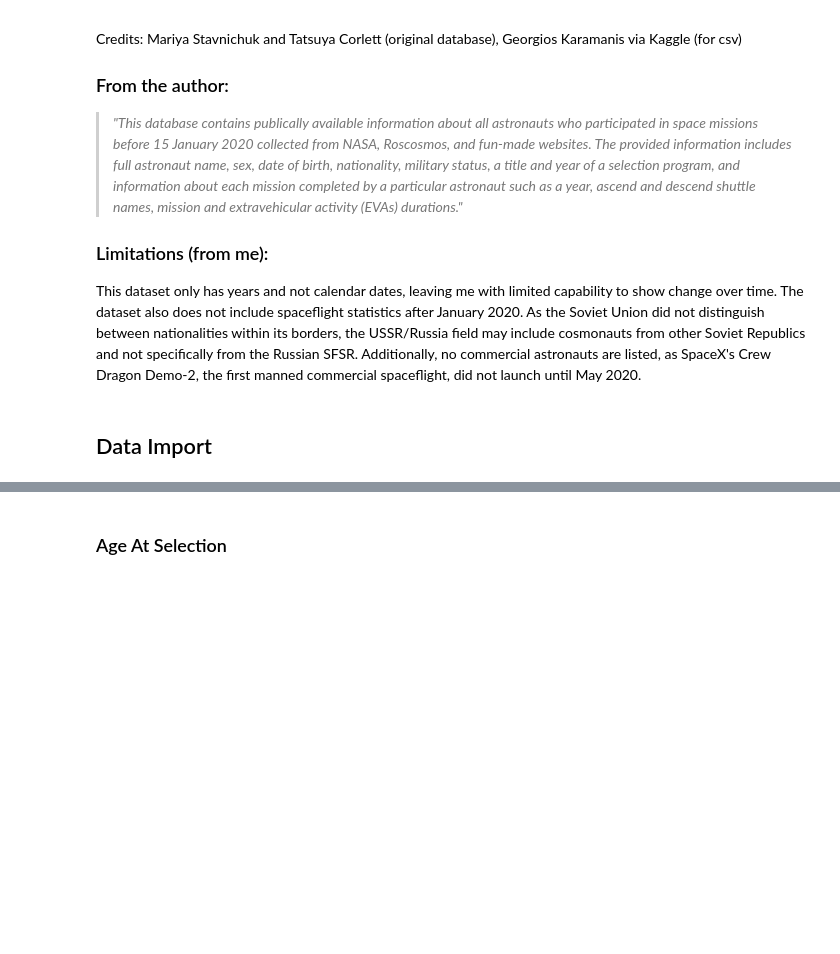
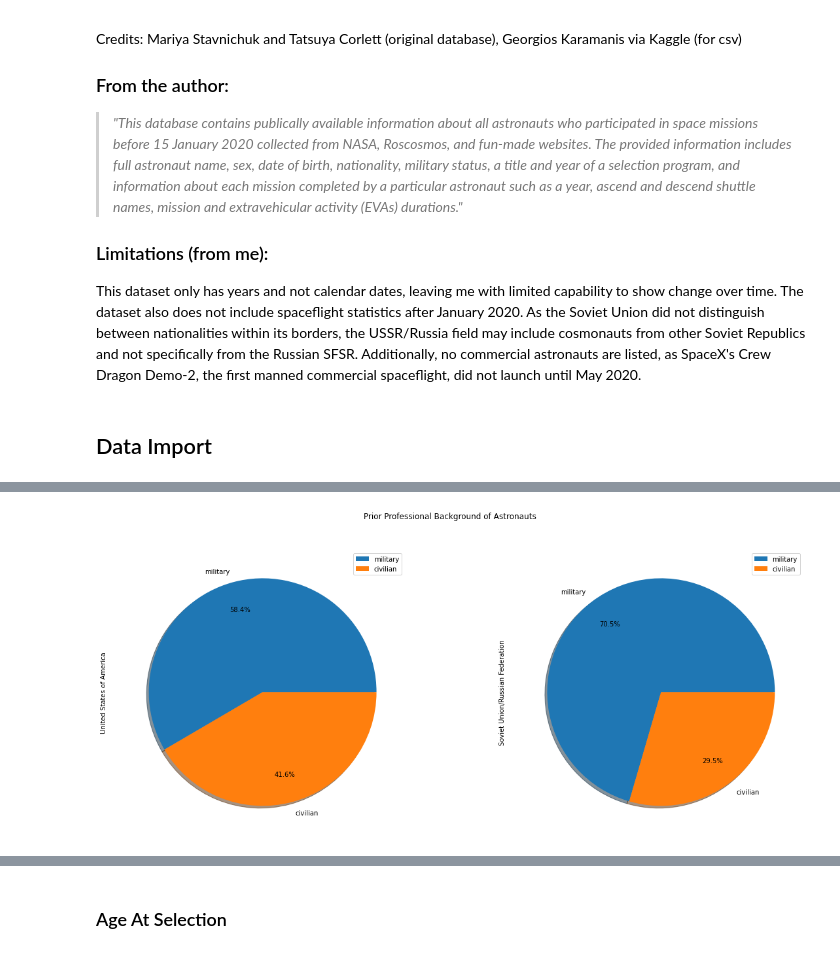
Before and after one commit to itak365/international_astronaut_db, a Jupyter notebook: astronauts_stats.ipynb, the cells around one changed output, grey strips where cells are left out. Cells and saved outputs as stored; diff of their text form; code cells hidden in the pictures; blank space fills up the shorter version.

Commit message:
Added demographics and reorganized the first section of data

```diff
--- a/astronauts_stats.ipynb
+++ b/astronauts_stats.ipynb
@@ -72,0 +61,16 @@ plt.show();
+# %%
+milciv = astronaut_raw[['name', 'nationality', 'military_civilian']].drop_duplicates(subset ='name', keep = 'first')
+milciv_us = milciv[milciv['nationality'].str.contains('U.S.A')==True]
+milciv_us_data = milciv_us['military_civilian'].value_counts()
+
+milciv_ru = milciv[milciv['nationality'].str.contains('U.S.S.R/Russia')==True]
+milciv_rs_data = milciv_ru['military_civilian'].value_counts()
+
+milax = pd.concat([milciv_us_data, milciv_rs_data], axis=1, keys=['United States of America', 'Soviet Union/Russian Federation'])
+axes = milax.plot(kind='pie', figsize=[20, 8], autopct='%1.1f%%', pctdistance=0.75, title = 'Prior Professional Background of Astronauts',
+shadow = True, subplots=True);
+for ax in axes:
+    ax.set_aspect('equal')
+    ax.yaxis.labelpad = 20
+# %% [output]
+[figure, added]
```
Also changed, not shown: parts of 15 cells of this notebook.
